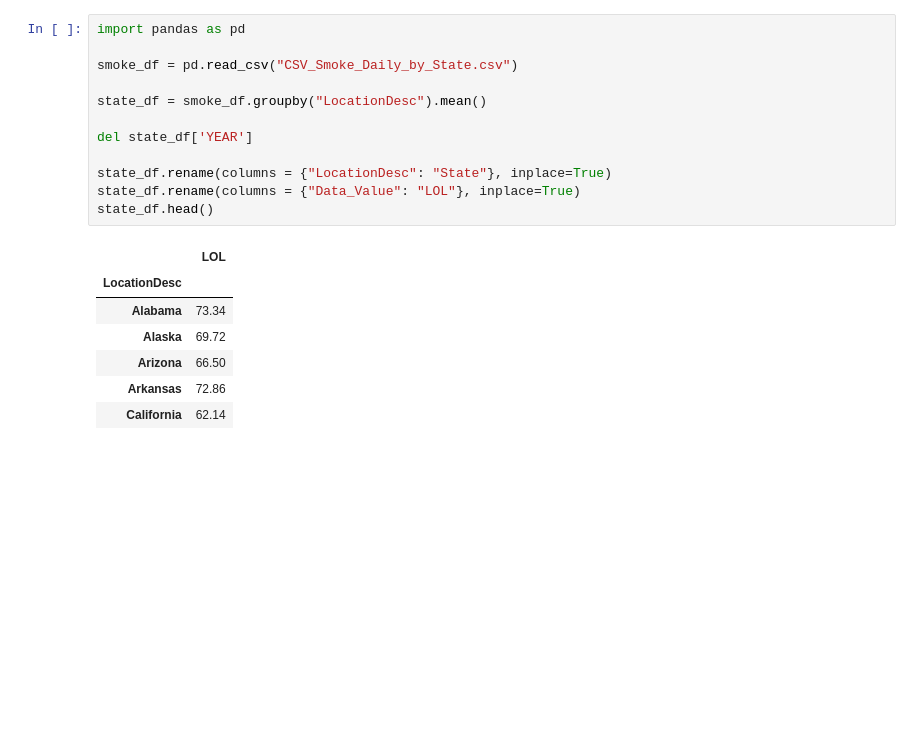
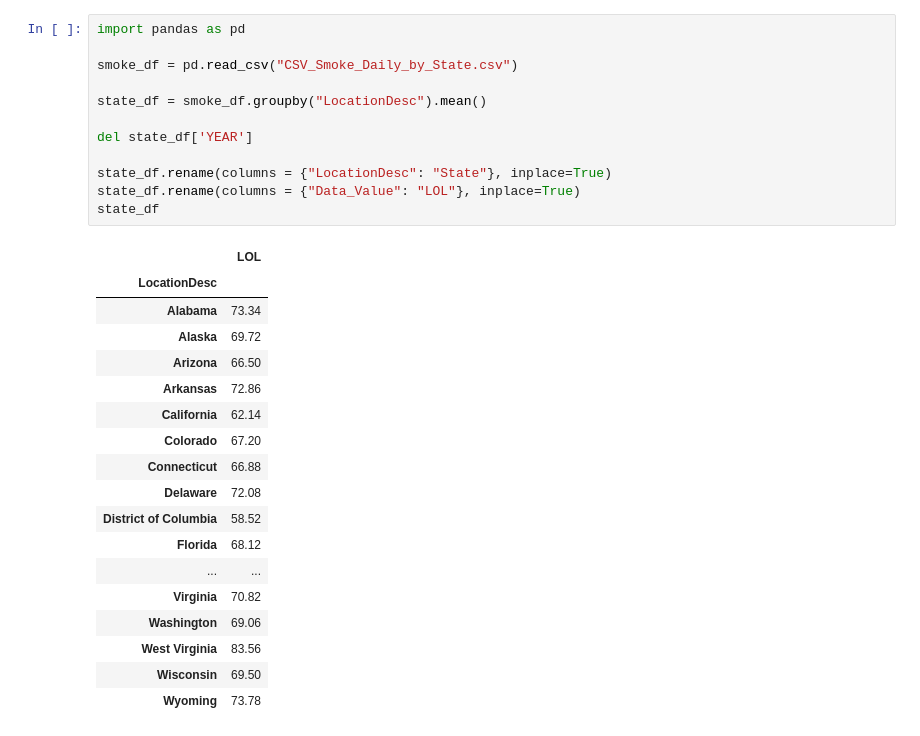
Before and after one commit to PetraLee2019/The-Effect-of-Air-Pollution-and-Smoking-on-Cancer-and-Stroke-Incidence-Rates, a Jupyter notebook: Paul Data Groupby State.ipynb, the cells around one changed output. Drawn from its saved outputs; the diff is of its cells as text; blank space fills up the shorter version.

```diff
--- a/Paul Data Groupby State.ipynb
+++ b/Paul Data Groupby State.ipynb
@@ -1,20 +1,31 @@
 # %%
 import pandas as pd
 
 smoke_df = pd.read_csv("CSV_Smoke_Daily_by_State.csv")
 
 state_df = smoke_df.groupby("LocationDesc").mean()
 
 del state_df['YEAR']
 
 state_df.rename(columns = {"LocationDesc": "State"}, inplace=True)
 state_df.rename(columns = {"Data_Value": "LOL"}, inplace=True)
-state_df.head()
+state_df
 # %% [output]
 |  | LOL |
 | LocationDesc |  |
 | Alabama | 73.34 |
 | Alaska | 69.72 |
 | Arizona | 66.50 |
 | Arkansas | 72.86 |
 | California | 62.14 |
+| Colorado | 67.20 |
+| Connecticut | 66.88 |
+| Delaware | 72.08 |
+| District of Columbia | 58.52 |
+| Florida | 68.12 |
+| ... | ... |
+| Virginia | 70.82 |
+| Washington | 69.06 |
+| West Virginia | 83.56 |
+| Wisconsin | 69.50 |
+| Wyoming | 73.78 |
```
Also changed, not shown: 2 other files.
